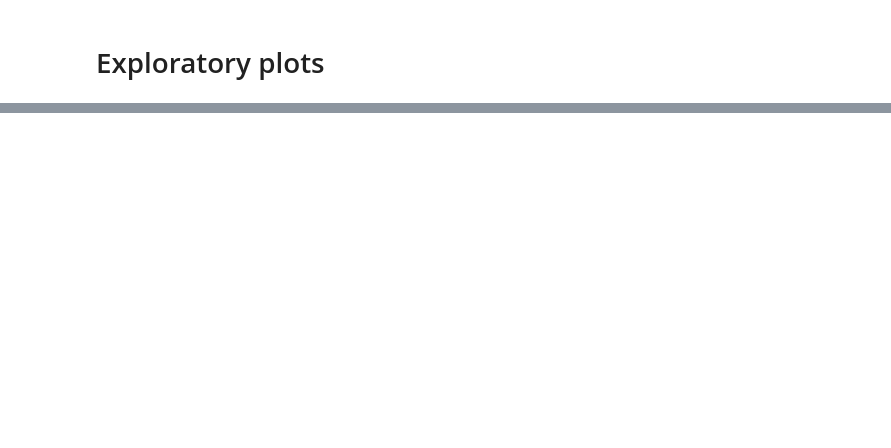
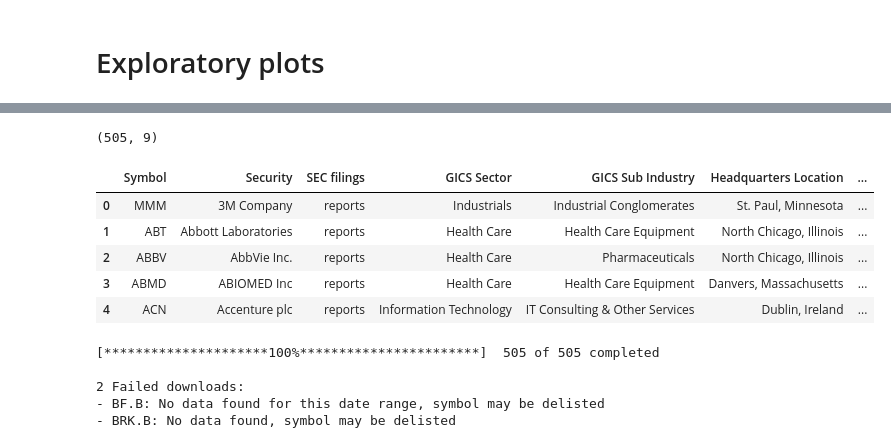
Before and after one commit to alex-rpd/StocksData, a Jupyter notebook: Stocks Data.ipynb, the cells around one changed output, grey strips where cells are left out. Drawn from its saved outputs; the diff is of its cells as text; code cells hidden in the pictures; blank space fills up the shorter version.

Commit message:
added logic to pull the SandP 500 data, exported dataframe to pickle

```diff
--- a/Stocks Data.ipynb
+++ b/Stocks Data.ipynb
@@ -105,0 +104,24 @@ fig.show()
+# %%
+URL = r'https://en.wikipedia.org/wiki/List_of_S%26P_500_companies'
+sp500 = pd.read_html(URL)[0]
+print(sp500.shape)
+sp500.head()
+# %% [output]
+(505, 9)
+|  | Symbol | Security | SEC filings | GICS Sector | GICS Sub Industry | Headquarters Location | ... |
+| 0 | MMM | 3M Company | reports | Industrials | Industrial Conglomerates | St. Paul, Minnesota | ... |
+| 1 | ABT | Abbott Laboratories | reports | Health Care | Health Care Equipment | North Chicago, Illinois | ... |
+| 2 | ABBV | AbbVie Inc. | reports | Health Care | Pharmaceuticals | North Chicago, Illinois | ... |
+| 3 | ABMD | ABIOMED Inc | reports | Health Care | Health Care Equipment | Danvers, Massachusetts | ... |
+| 4 | ACN | Accenture plc | reports | Information Technology | IT Consulting & Other Services | Dublin, Ireland | ... |
+# %%
+foo = yf.download(list(sp500['Symbol'].unique()),
+                 start=start,
+                 end=end,
+                 progress=True)
+# %% [output]
+[*********************100%***********************]  505 of 505 completed
+
+2 Failed downloads:
+- BF.B: No data found for this date range, symbol may be delisted
+- BRK.B: No data found, symbol may be delisted
```
Also changed, not shown: parts of 6 cells of this notebook, 2 other files.
